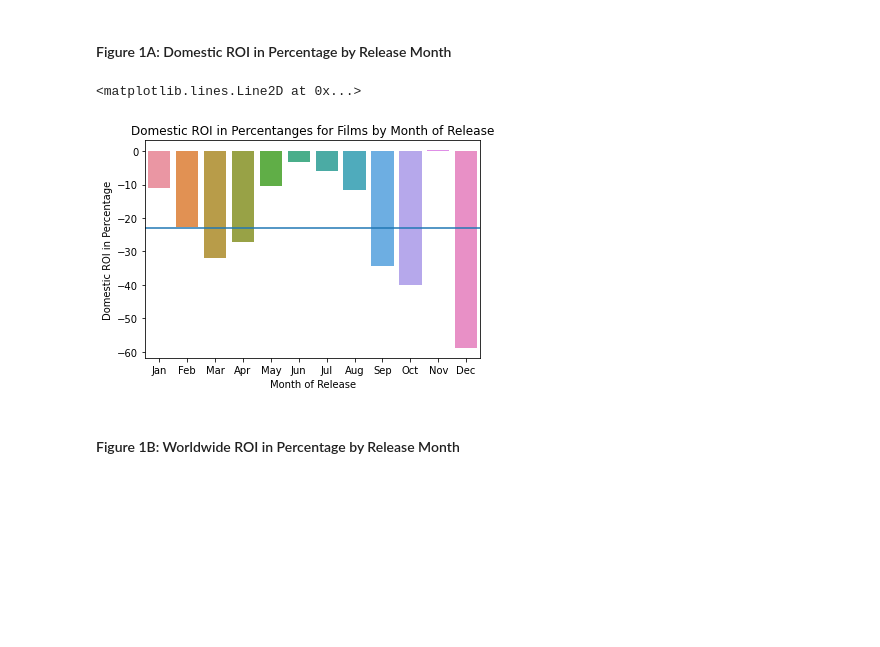
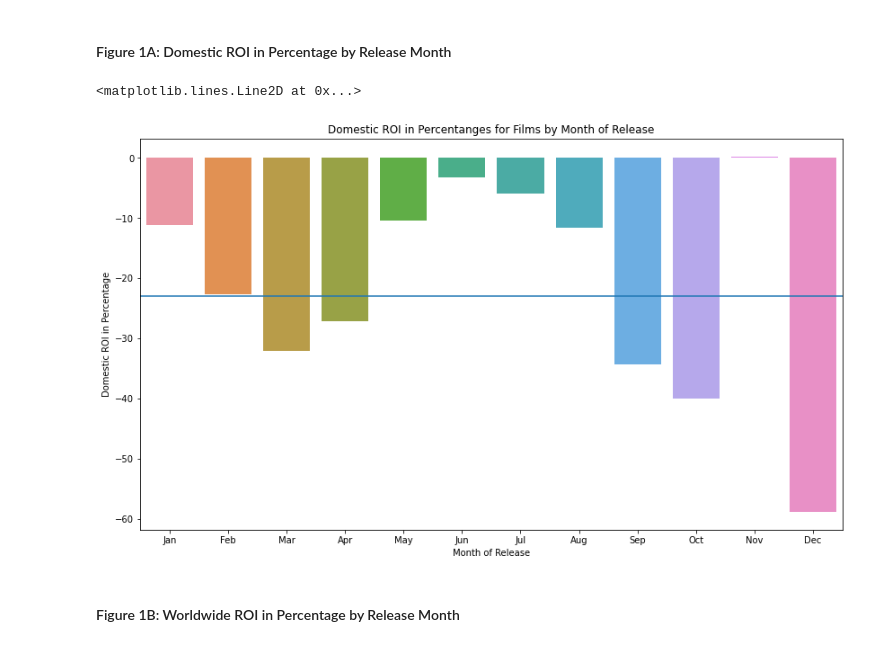
Before and after one commit to sarahadamsjack/phase-1-project-1, a Jupyter notebook: phase-1-main-project.ipynb, the cells around one changed output. Cells and saved outputs as stored; diff of their text form; code cells hidden in the pictures; blank space fills up the shorter version.

Commit message:
played with figure sizes

```diff
--- a/phase-1-main-project.ipynb
+++ b/phase-1-main-project.ipynb
@@ -29,8 +27,8 @@ im.db                   rt.reviews.tsv.gz
 # %%
 # Reading all the datasets that will be used for the project
-tn_df = pd.read_csv('Data/tn.movie_budgets.csv.gz')
+tn_df = pd.read_csv('tn.movie_budgets.csv.gz')
 tn_df = tn_df.rename(columns = {'title': 'movie'})
-database = ("Data/im.db")
+database = ("im.db")
 connection = sql.connect(database)
 # %%
 # Connecting sqlite3 cursor
@@ -71,28 +69,28 @@ master_data['worldwide_ROI_perc'] =(master_data['worldwide_gross'] - master_data
 # %% [markdown]
 #### Figure 1A: Domestic ROI in Percentage by Release Month
 # %%
-#GRAPH 1: DOMESTIC ROI BY RELEASE MONTH --> PUT MEDIAN ESTIMATOR IN VIA POWER POINT
-#risk tolerances, the typical feb month
-#if we group eveythhing in this month, the average ROI is this (top of the bar) --> seaborn uses mean by default --> i put it as median
-#the horizontal line shows the median domestic ROI for all films in the data set
+#GRAPH 1: DOMESTIC ROI BY RELEASE MONTH
+from numpy import median
+fig, ax = plt.subplots(figsize=(14,8))
 
-from numpy import median
-fig, ax = plt.subplots()
 #setting x and y variables
 y1 = master_data['domestic_ROI_perc']
 x1 = master_data['release_month']
+
 #graphing variables
 ax = sns.barplot(x=x1, y=y1, data=master_data,ci=None, order=['Jan', 'Feb', 'Mar', 'Apr', 'May', 'Jun', 'Jul', 'Aug', 'Sep', 'Oct', 'Nov', 'Dec'], estimator=median)
+
 #setting lables and titles and y-axis range
 ax.set_title("Domestic ROI in Percentanges for Films by Month of Release")
 ax.set_ylabel("Domestic ROI in Percentage")
 ax.set_xlabel("Month of Release")
+
 #display median
 ax.axhline(master_data['domestic_ROI_perc'].median())
-#other edits i can do
-    #use the mean for the top of the bar --> show the mean all across
+
+#note: the numbers data (used for ROI) is not adjusted for inflation
 # %% [output]
 <matplotlib.lines.Line2D at 0x...>
-[figure, old version]
+[figure, new version]
 # %% [markdown]
 #### Figure 1B: Worldwide ROI in Percentage by Release Month
```
Also changed, not shown: parts of 11 cells of this notebook.
